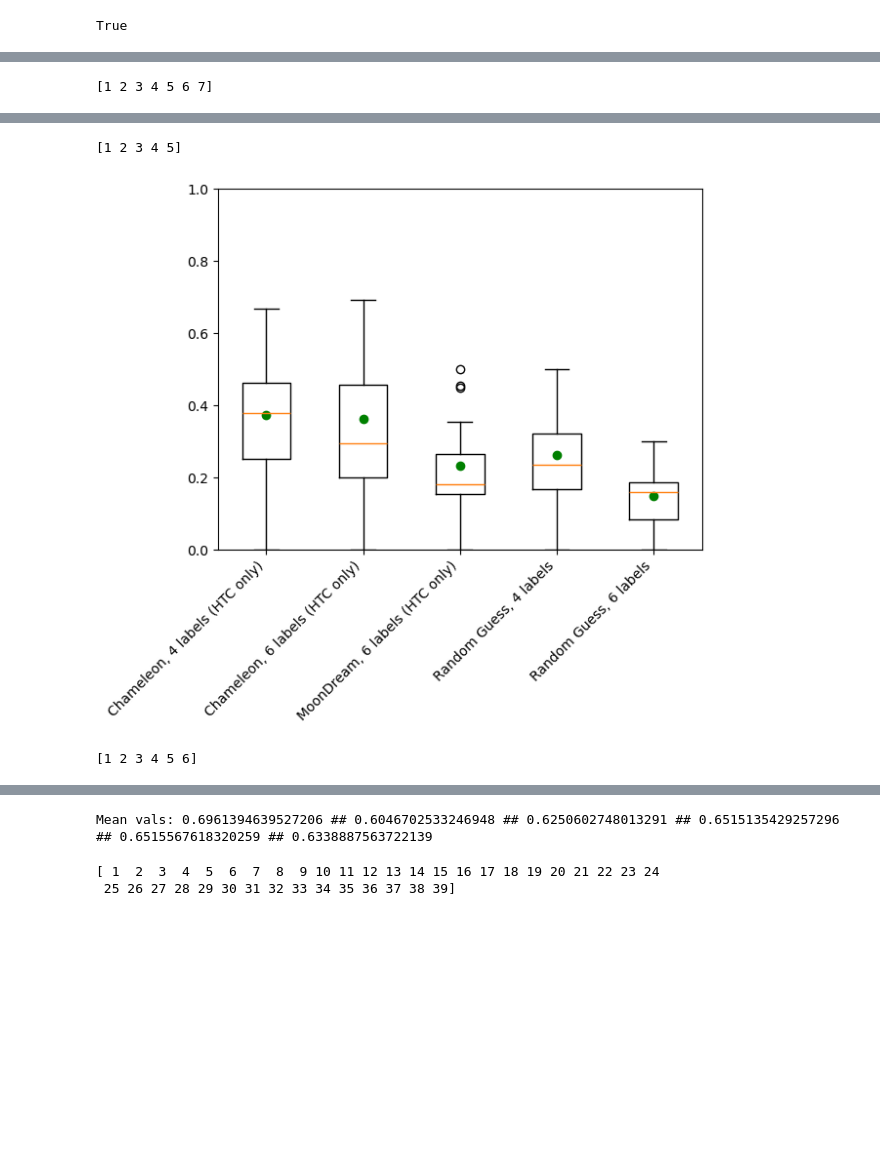
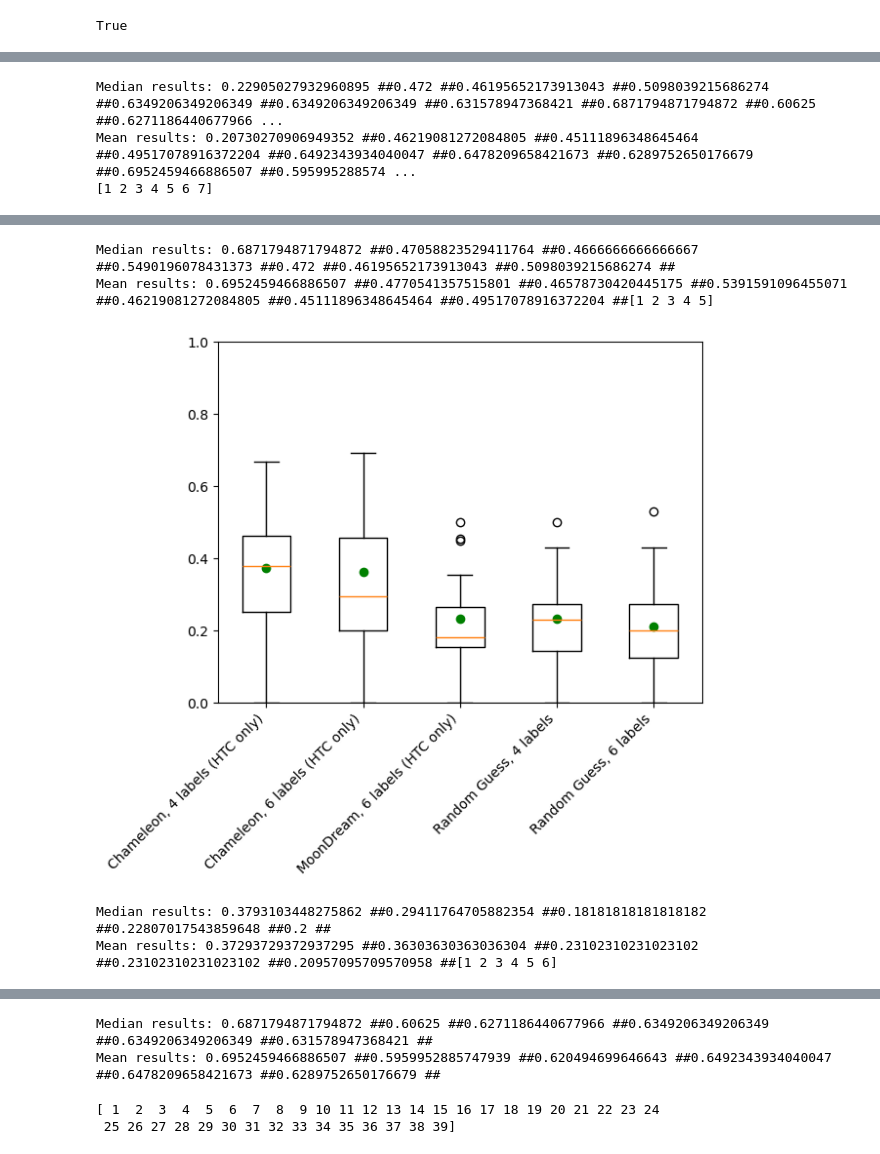
Before and after one commit to archie1983/cvm_semantic_navigation, a Jupyter notebook: analyse_classification_results_cvm.ipynb, the cells around one changed output, grey strips where cells are left out. Saved outputs shown, nothing was run; the diff lists cells and outputs as text; code cells hidden in the pictures; blank space fills up the shorter version.

Commit message:
Re-run of results analysis for improved metrics and graphics.

```diff
--- a/analyse_classification_results_cvm.ipynb
+++ b/analyse_classification_results_cvm.ipynb
@@ -414,13 +389,16 @@ normal_mean_scores =  [0.5959952885747939, 0.5347467608951708, 0.377856301531213
 # %%
 import matplotlib.pyplot as plt
 import numpy as np
-from statistics import mean
+from statistics import mean, median
 
 def plot_my_data(dataset_test_results, normal_mean_results, labels, y_lim_bottom = 0.0):
+    # transpose it because I imagined it differently to how matplotlib needs the data
+    dataset_test_results_T = np.transpose(dataset_test_results)
+
     fig, ax = plt.subplots()
     ax.axes.get_xaxis().set_visible(False)
     x_positions = np.arange(1, len(labels) + 1)  # Numeric positions for box plots
-    ax.boxplot(dataset_test_results, positions=x_positions, labels=labels)
+    ax.boxplot(dataset_test_results_T, positions=x_positions, labels=labels)
     ax.axes.get_xaxis().set_visible(True)
     ax.set_xticklabels(labels, rotation=45, ha='right')
     plt.ylim(y_lim_bottom, 1.0)
@@ -432,6 +410,16 @@ def plot_my_data(dataset_test_results, normal_mean_results, labels, y_lim_bottom
     ax1.scatter(x_positions, normal_mean_results, color='green', marker='o', label="Mean Value")  # Scatter instead of line
 
     plt.show()
+
+    print("Median results: ", end='')
+    for i in range(len(dataset_test_results)):
+        print(median(dataset_test_results[i]), "##", end='')
+
+    print("")
+
+    print("Mean results: ", end='')
+    for i in range(len(normal_mean_results)):
+        print(normal_mean_results[i], "##", end='')
 
 ##
 # This function will create a box plot for a hybridized data set (HYBRID_AT_12 or HYBRID_AT_18)
@@ -488,8 +476,8 @@ def plot_my_data(dataset_test_results, normal_mean_results, labels, y_lim_bottom
 
 # How many rooms were classified
 #number_of_tests_per_dataset_volume = len(svc_accuracies)
-print(str(len(svc_accuracies)) + " " + str(len(cvm_accuracies_cham)) + " " + str(len(cvm_accuracies_cham_fp)) + " " + str(len(cvm_accuracies_md_fp)) + " " + str(len(cvm_accuracies_md_ow)))
-print(str(storages_and_offices_cham) + " " + str(storages_and_offices_cham))
+#print(str(len(svc_accuracies)) + " " + str(len(cvm_accuracies_cham)) + " " + str(len(cvm_accuracies_cham_fp)) + " " + str(len(cvm_accuracies_md_fp)) + " " + str(len(cvm_accuracies_md_ow)))
+#print(str(storages_and_offices_cham) + " " + str(storages_and_offices_cham))
 
 # We'll create an empty Numpy array and put the our SVC accuracies into there.
 #dataset_test_results = np.zeros(shape=(number_of_dataset_volumes, number_of_tests_per_dataset_volume))
@@ -526,8 +514,6 @@ normal_mean_results = [normal_mean_scores_cham_fp[2], normal_mean_scores_cham_4l
                        normal_mean_scores_cham_fp_guess[2], normal_mean_scores_cham_4l_guess[2], normal_mean_scores_cham_fx_guess[2], normal_mean_scores_md_fp_guess[2], normal_mean_scores_md_ow_guess[2],
                        normal_mean_scores_cham_fp_llm_fail[2], normal_mean_scores_cham_4l_llm_fail[2], normal_mean_scores_cham_fx_llm_fail[2], normal_mean_scores_md_fp_llm_fail[2], normal_mean_scores_md_ow_llm_fail[2]]
 
-# transpose it because I imagined it differently to how matplotlib needs the data
-dataset_test_results = np.transpose(dataset_test_results)
 ##print(dataset_test_results)
 #fig, ax = plt.subplots()
 #ax.axes.get_xaxis().set_visible(False)
@@ -577,9 +563,6 @@ normal_mean_results = [normal_mean_scores_cham[2], normal_mean_scores_cham_4l[2]
                        normal_mean_scores_cham_4l_hard[2], normal_mean_scores_cham_fx_hard[2], normal_mean_scores_md_fp_hard[2],
                        normal_mean_scores_cham_4l_guess[2], normal_mean_scores_cham_fx_guess[2], normal_mean_scores_md_fp_guess[2]]
 
-# transpose it because I imagined it differently to how matplotlib needs the data
-dataset_test_results = np.transpose(dataset_test_results)
-
 labels=['Chameleon', 'Chameleon_4l', 'Chameleon_fx', 'MoonDream fp',
         'Chameleon_lc_4l', 'Chameleon_lc_fx', 'MoonDream fp_lc',
         'LLM',
@@ -590,7 +573,12 @@ labels=['Chameleon', 'Chameleon_4l', 'Chameleon_fx', 'MoonDream fp',
         'Chameleon_guess_4l', 'Chameleon_guess_fx', 'MoonDream fp_guess']
 
 plot_my_data(dataset_test_results, normal_mean_results, labels)
-
+print("Median vals: " + str(median(llm_accuracies))
+      + " ## " + str(median(llm_accuracies_fair))
+      + " ## " + str(median(llm_accuracies_htc_guessed))
+      + " ## " + str(median(cvm_accuracies_cham_4l_llmtcvm))
+      + " ## " + str(median(cvm_accuracies_cham_fx_llmtcvm))
+      + " ## " + str(median(cvm_accuracies_md_fp_llmtcvm)))
 
 # CVM and LLM comparison
 dataset_test_results = [llm_accuracies, cvm_accuracies_cham_4l_fair, cvm_accuracies_cham_fx_fair, cvm_accuracies_md_fp_fair,
@@ -599,8 +587,6 @@ dataset_test_results = [llm_accuracies, cvm_accuracies_cham_4l_fair, cvm_accurac
 normal_mean_results = [normal_mean_scores_llama[0], normal_mean_scores_cham_4l_fair[2], normal_mean_scores_cham_fx_fair[2], normal_mean_scores_md_fp_fair[2],
                        normal_mean_scores_cham_4l[2], normal_mean_scores_cham_fx[2], normal_mean_scores_md_fp[2]]
 
-# transpose it because I imagined it differently to how matplotlib needs the data
-dataset_test_results = np.transpose(dataset_test_results)
 #print(dataset_test_results)
 
 labels=['Llama3 (no HTC)', 'Chameleon, 4 labels (no HTC)', 'Chameleon, 6 labels (no HTC)', 'MoonDream, 6 labels (no HTC)',
@@ -615,8 +601,6 @@ dataset_test_results = [cvm_accuracies_cham_4l_hard, cvm_accuracies_cham_fx_hard
 normal_mean_results = [normal_mean_scores_cham_4l_hard[2], normal_mean_scores_cham_fx_hard[2], normal_mean_scores_md_fp_hard[2],
                        normal_mean_scores_cham_4l_guess[2], normal_mean_scores_cham_fx_guess[2]]
 
-# transpose it because I imagined it differently to how matplotlib needs the data
-dataset_test_results = np.transpose(dataset_test_results)
 #print(dataset_test_results)
 
 labels=['Chameleon, 4 labels (HTC only)', 'Chameleon, 6 labels (HTC only)', 'MoonDream, 6 labels (HTC only)',
@@ -635,9 +619,6 @@ normal_mean_results = [normal_mean_scores_llama[0],
                        normal_mean_scores_htc_guessed[0],
                        normal_mean_scores_cham_4l_llmtcvm[2], normal_mean_scores_cham_fx_llmtcvm[2], normal_mean_scores_md_fp_llmtcvm[2]]
 
-# transpose it because I imagined it differently to how matplotlib needs the data
-dataset_test_results = np.transpose(dataset_test_results)
-
 labels=['Llama3 (no HTC)',
         'Llama3 (HTC discounted)',
         'Llama3 (HTC guessed)',
@@ -645,7 +626,7 @@ labels=['Llama3 (no HTC)',
 
 plot_my_data(dataset_test_results, normal_mean_results, labels, 0.3)
 
-print("Mean vals: " + str(mean(llm_accuracies)) + " ## " + str(mean(llm_accuracies_fair)) + " ## " + str(mean(llm_accuracies_htc_guessed)) + " ## " + str(mean(cvm_accuracies_cham_4l_llmtcvm)) + " ## " + str(mean(cvm_accuracies_cham_fx_llmtcvm)) + " ## " + str(mean(cvm_accuracies_md_fp_llmtcvm)))
+#print("Median vals: " + str(median(llm_accuracies)) + " ## " + str(median(llm_accuracies_fair)) + " ## " + str(median(llm_accuracies_htc_guessed)) + " ## " + str(median(cvm_accuracies_cham_4l_llmtcvm)) + " ## " + str(median(cvm_accuracies_cham_fx_llmtcvm)) + " ## " + str(median(cvm_accuracies_md_fp_llmtcvm)))
 
 
 #testAllRoomClassifiersAccuracy()
@@ -678,5 +645,9 @@ svc_mean_time = 0.001060590821654307
+Median results: 0.22905027932960895 ##0.472 ##0.46195652173913043 ##0.5098039215686274 ##0.6349206349206349 ##0.6349206349206349 ##0.631578947368421 ##0.6871794871794872 ##0.60625 ##0.6271186440677966 ...
+Mean results: 0.20730270906949352 ##0.46219081272084805 ##0.45111896348645464 ##0.49517078916372204 ##0.6492343934040047 ##0.6478209658421673 ##0.6289752650176679 ##0.6952459466886507 ##0.595995288574 ...
 [1 2 3 4 5 6 7]
 [figure]
-[1 2 3 4 5]
+Median results: 0.6871794871794872 ##0.47058823529411764 ##0.4666666666666667 ##0.5490196078431373 ##0.472 ##0.46195652173913043 ##0.5098039215686274 ##
+Mean results: 0.6952459466886507 ##0.4770541357515801 ##0.46578730420445175 ##0.5391591096455071 ##0.46219081272084805 ##0.45111896348645464 ##0.49517078916372204 ##[1 2 3 4 5]
-[figure, old version]
+[figure, new version]
-[1 2 3 4 5 6]
+Median results: 0.3793103448275862 ##0.29411764705882354 ##0.18181818181818182 ##0.22807017543859648 ##0.2 ##
+Mean results: 0.37293729372937295 ##0.36303630363036304 ##0.23102310231023102 ##0.23102310231023102 ##0.20957095709570958 ##[1 2 3 4 5 6]
@@ -684,4 +655,5 @@ svc_mean_time = 0.001060590821654307
-Mean vals: 0.6961394639527206 ## 0.6046702533246948 ## 0.6250602748013291 ## 0.6515135429257296 ## 0.6515567618320259 ## 0.6338887563722139
+Median results: 0.6871794871794872 ##0.60625 ##0.6271186440677966 ##0.6349206349206349 ##0.6349206349206349 ##0.631578947368421 ##
+Mean results: 0.6952459466886507 ##0.5959952885747939 ##0.620494699646643 ##0.6492343934040047 ##0.6478209658421673 ##0.6289752650176679 ##
 # %%
 x_positions = np.arange(1, len(labels) + 1)  # Numeric positions for box plots
 fig, ax = plt.subplots()
```
Also changed, not shown: parts of 3 cells of this notebook, 1 other file.
